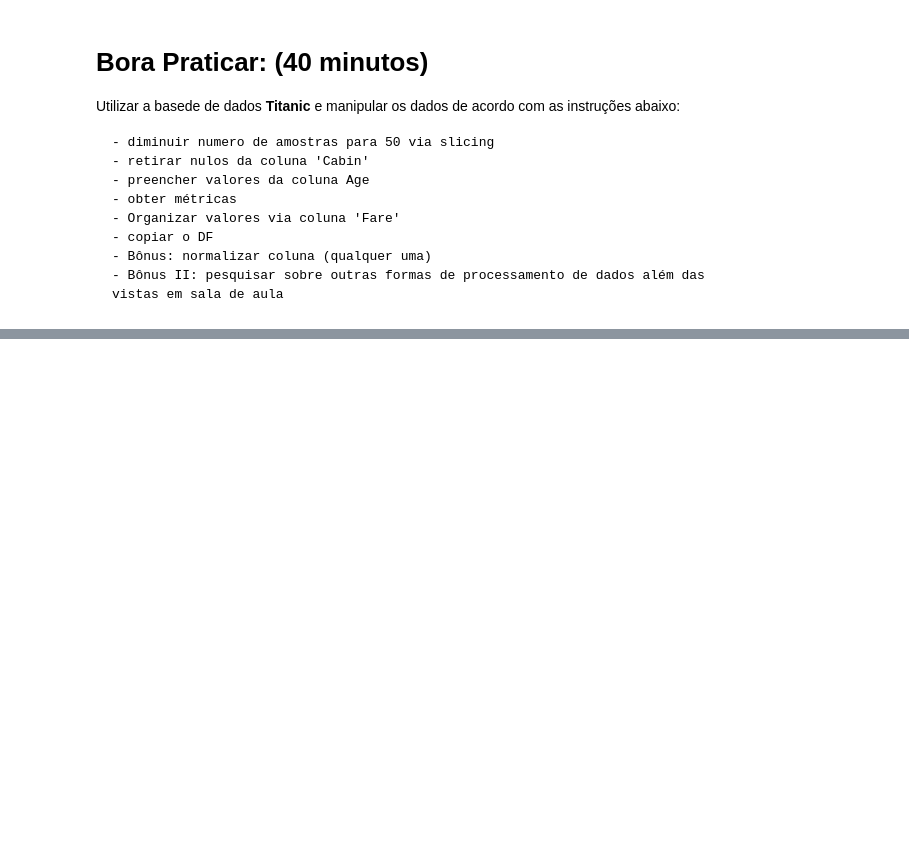
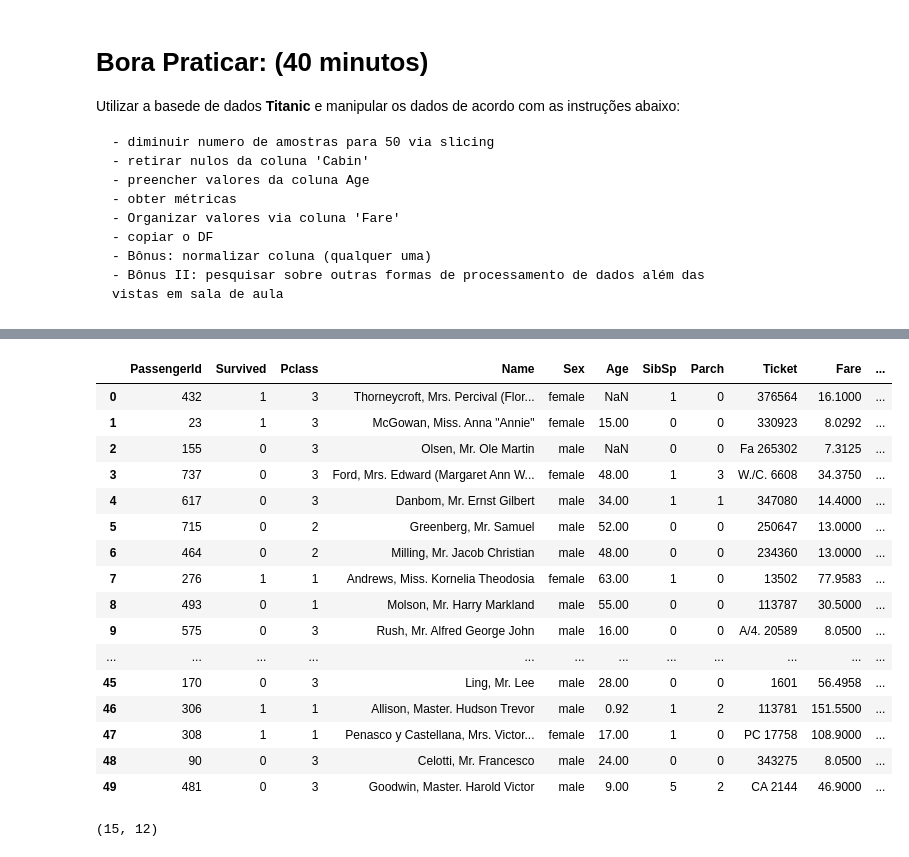
Before and after one commit to reprograma/on26-python-s11-pandas-numpy-I, a Jupyter notebook: material/aula_s11.ipynb, the cells around one changed output, grey strips where cells are left out. Cells and saved outputs as stored; diff of their text form; code cells hidden in the pictures; blank space fills up the shorter version.

```diff
--- a/material/aula_s11.ipynb
+++ b/material/aula_s11.ipynb
@@ -163,3 +337,6 @@ Utilizar a basede de dados **Titanic** e manipular os dados de acordo com as ins
     - copiar o DF
     - Bônus: normalizar coluna (qualquer uma)
     - Bônus II: pesquisar sobre outras formas de processamento de dados além das vistas em sala de aula
+# %%
+df_exercicio = pd.read_csv("titanic.csv")
+df_exercicio
@@ -165,0 +357,31 @@ Utilizar a basede de dados **Titanic** e manipular os dados de acordo com as ins
+# %%
+#- diminuir numero de amostras para 50 via slicing
+
+df_reduzd = df_exercicio.sample(50)
+df_reduzd = df_reduzd.reset_index(drop=True)
+df_reduzd
+# %% [output]
+|  | PassengerId | Survived | Pclass | Name | Sex | Age | SibSp | Parch | Ticket | Fare | ... |
+| 0 | 432 | 1 | 3 | Thorneycroft, Mrs. Percival (Flor... | female | NaN | 1 | 0 | 376564 | 16.1000 | ... |
+| 1 | 23 | 1 | 3 | McGowan, Miss. Anna "Annie" | female | 15.00 | 0 | 0 | 330923 | 8.0292 | ... |
+| 2 | 155 | 0 | 3 | Olsen, Mr. Ole Martin | male | NaN | 0 | 0 | Fa 265302 | 7.3125 | ... |
+| 3 | 737 | 0 | 3 | Ford, Mrs. Edward (Margaret Ann W... | female | 48.00 | 1 | 3 | W./C. 6608 | 34.3750 | ... |
+| 4 | 617 | 0 | 3 | Danbom, Mr. Ernst Gilbert | male | 34.00 | 1 | 1 | 347080 | 14.4000 | ... |
+| 5 | 715 | 0 | 2 | Greenberg, Mr. Samuel | male | 52.00 | 0 | 0 | 250647 | 13.0000 | ... |
+| 6 | 464 | 0 | 2 | Milling, Mr. Jacob Christian | male | 48.00 | 0 | 0 | 234360 | 13.0000 | ... |
+| 7 | 276 | 1 | 1 | Andrews, Miss. Kornelia Theodosia | female | 63.00 | 1 | 0 | 13502 | 77.9583 | ... |
+| 8 | 493 | 0 | 1 | Molson, Mr. Harry Markland | male | 55.00 | 0 | 0 | 113787 | 30.5000 | ... |
+| 9 | 575 | 0 | 3 | Rush, Mr. Alfred George John | male | 16.00 | 0 | 0 | A/4. 20589 | 8.0500 | ... |
+| ... | ... | ... | ... | ... | ... | ... | ... | ... | ... | ... | ... |
+| 45 | 170 | 0 | 3 | Ling, Mr. Lee | male | 28.00 | 0 | 0 | 1601 | 56.4958 | ... |
+| 46 | 306 | 1 | 1 | Allison, Master. Hudson Trevor | male | 0.92 | 1 | 2 | 113781 | 151.5500 | ... |
+| 47 | 308 | 1 | 1 | Penasco y Castellana, Mrs. Victor... | female | 17.00 | 1 | 0 | PC 17758 | 108.9000 | ... |
+| 48 | 90 | 0 | 3 | Celotti, Mr. Francesco | male | 24.00 | 0 | 0 | 343275 | 8.0500 | ... |
+| 49 | 481 | 0 | 3 | Goodwin, Master. Harold Victor | male | 9.00 | 5 | 2 | CA 2144 | 46.9000 | ... |
+# %%
+# - retirar nulos da coluna 'Cabin'
+
+df_reduzd = df_reduzd.dropna(subset=["Cabin"])
+df_reduzd.shape
+# %% [output]
+(15, 12)
```
Also changed, not shown: parts of 28 cells of this notebook, 2 other files.
